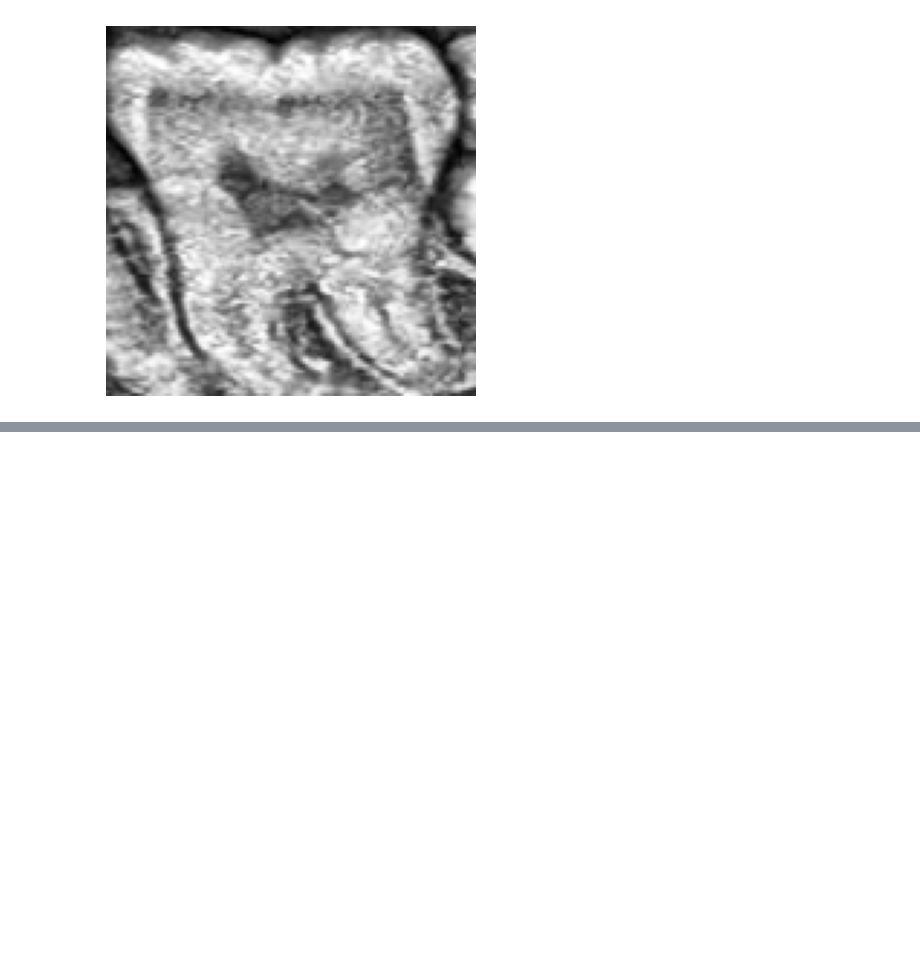
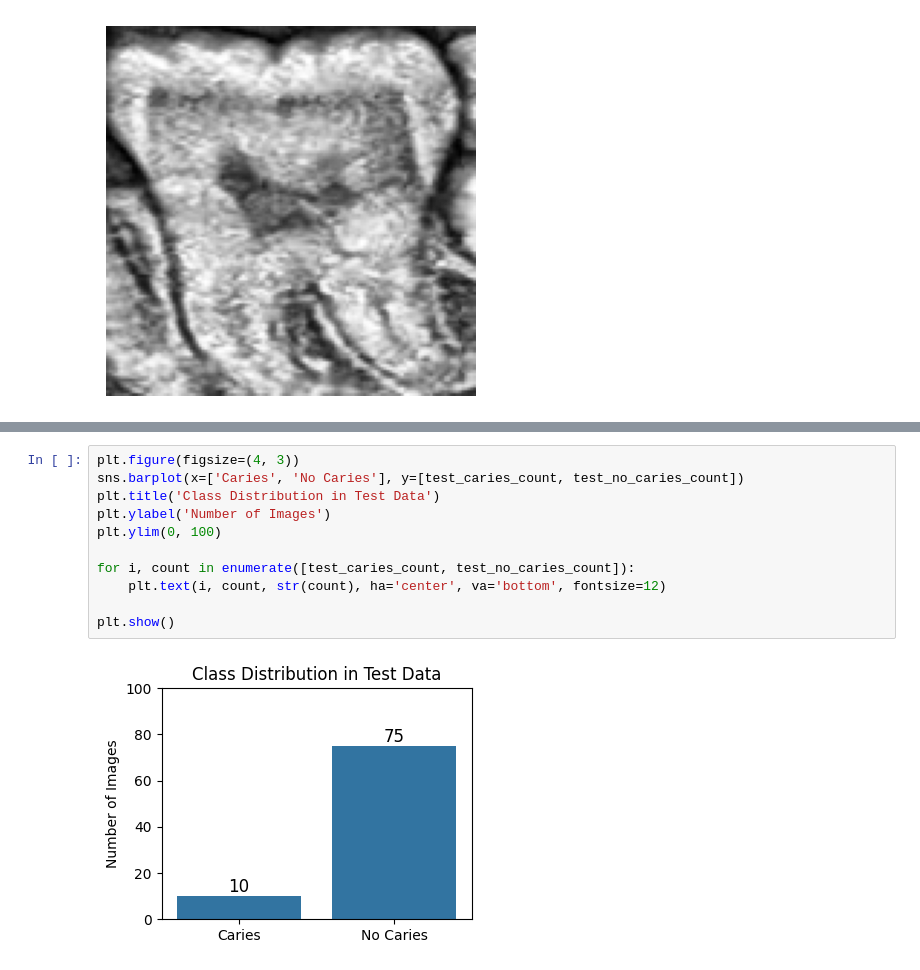
Before and after one commit to gabrieldimas/periapical-photo-caries-detection-using-deep-learning, a Jupyter notebook: caries_detection.ipynb, the cells around one changed output, grey strips where cells are left out. Saved outputs shown, nothing was run; the diff lists cells and outputs as text; blank space fills up the shorter version.

```diff
--- a/caries_detection.ipynb
+++ b/caries_detection.ipynb
@@ -198,0 +236,13 @@ plt.show()
+# %%
+plt.figure(figsize=(4, 3))
+sns.barplot(x=['Caries', 'No Caries'], y=[test_caries_count, test_no_caries_count])
+plt.title('Class Distribution in Test Data')
+plt.ylabel('Number of Images')
+plt.ylim(0, 100)
+
+for i, count in enumerate([test_caries_count, test_no_caries_count]):
+    plt.text(i, count, str(count), ha='center', va='bottom', fontsize=12)
+
+plt.show()
+# %% [output]
+[figure, added]
```
Also changed, not shown: parts of 22 cells of this notebook.
